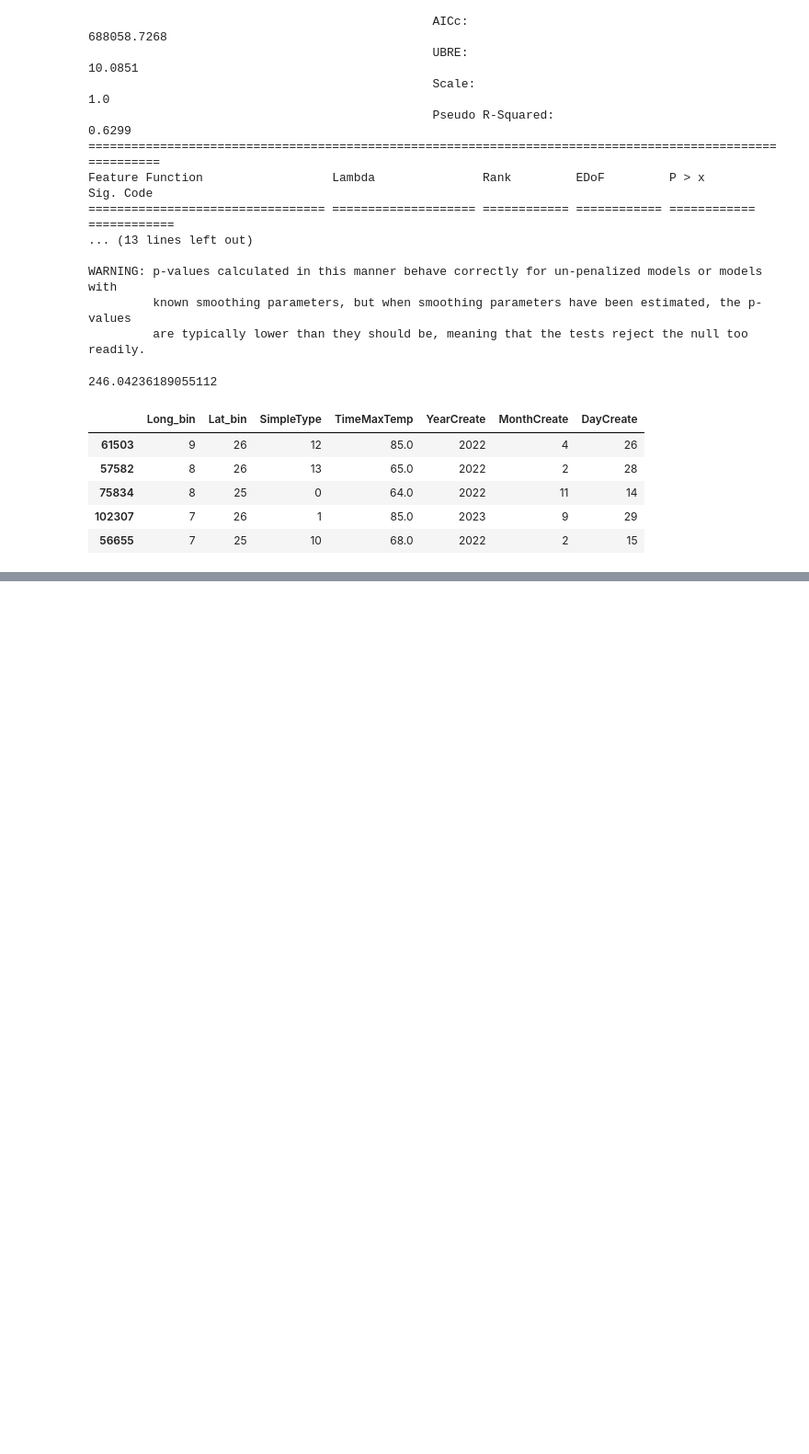
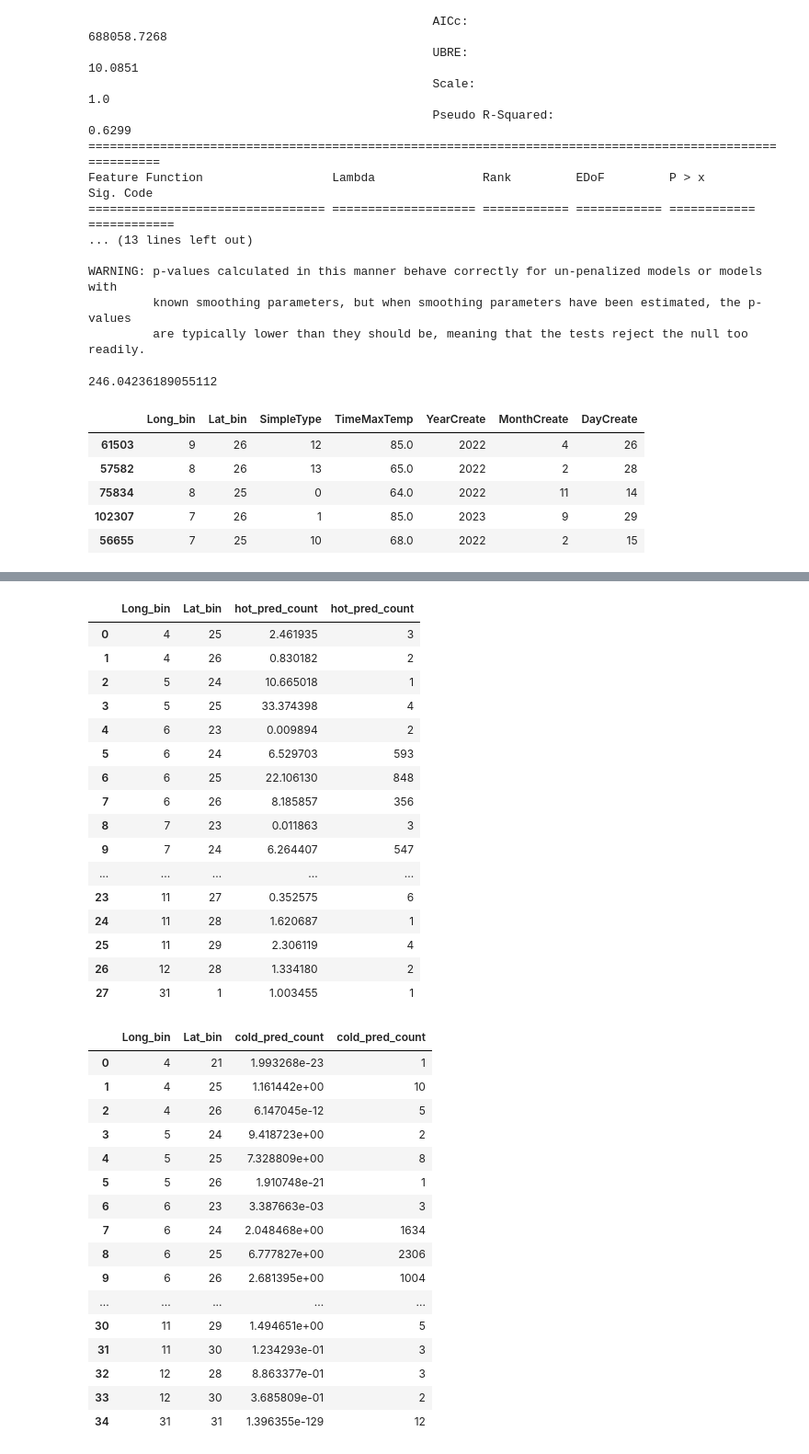
Before and after one commit to outlawhayden/weather-crime, a Jupyter notebook: notebooks/model_playground.ipynb, the cells around one changed output, grey strips where cells are left out. Shown at 92% size. Drawn from its saved outputs; the diff is of its cells as text; code cells hidden in the pictures; blank space fills up the shorter version.

Commit message:
differences in average prediction df code

```diff
--- a/notebooks/model_playground.ipynb
+++ b/notebooks/model_playground.ipynb
@@ -1057,0 +1059,3 @@ cold_X_test.head()
+# %%
+hot_X_test["hot_pred_count"] = hotgam.predict(hot_X_test)
+hot_X_test.head()
@@ -1057,0 +1069,3 @@ cold_X_test.head()
+# %%
+cold_X_test["cold_pred_count"] = hotgam.predict(cold_X_test)
+cold_X_test.head()
@@ -1057,0 +1079,43 @@ cold_X_test.head()
+# %%
+hot_gb = hot_X_test.groupby(by = ["Long_bin", "Lat_bin"])[["hot_pred_count"]].mean()
+cold_gb = cold_X_test.groupby(by = ["Long_bin", "Lat_bin"])[["cold_pred_count"]].mean()
+
+hot_gb = pd.concat([hot_gb, hot_X_test.groupby(by = ["Long_bin", "Lat_bin"])[["hot_pred_count"]].count()], axis = 1).reset_index()
+cold_gb = pd.concat([cold_gb, cold_X_test.groupby(by = ["Long_bin", "Lat_bin"])[["cold_pred_count"]].count()], axis = 1).reset_index()
+# %%
+display(hot_gb, cold_gb)
+# %% [output]
+|  | Long_bin | Lat_bin | hot_pred_count | hot_pred_count |
+| 0 | 4 | 25 | 2.461935 | 3 |
+| 1 | 4 | 26 | 0.830182 | 2 |
+| 2 | 5 | 24 | 10.665018 | 1 |
+| 3 | 5 | 25 | 33.374398 | 4 |
+| 4 | 6 | 23 | 0.009894 | 2 |
+| 5 | 6 | 24 | 6.529703 | 593 |
+| 6 | 6 | 25 | 22.106130 | 848 |
+| 7 | 6 | 26 | 8.185857 | 356 |
+| 8 | 7 | 23 | 0.011863 | 3 |
+| 9 | 7 | 24 | 6.264407 | 547 |
+| ... | ... | ... | ... | ... |
+| 23 | 11 | 27 | 0.352575 | 6 |
+| 24 | 11 | 28 | 1.620687 | 1 |
+| 25 | 11 | 29 | 2.306119 | 4 |
+| 26 | 12 | 28 | 1.334180 | 2 |
+| 27 | 31 | 1 | 1.003455 | 1 |
+|  | Long_bin | Lat_bin | cold_pred_count | cold_pred_count |
+| 0 | 4 | 21 | 1.993268e-23 | 1 |
+| 1 | 4 | 25 | 1.161442e+00 | 10 |
+| 2 | 4 | 26 | 6.147045e-12 | 5 |
+| 3 | 5 | 24 | 9.418723e+00 | 2 |
+| 4 | 5 | 25 | 7.328809e+00 | 8 |
+| 5 | 5 | 26 | 1.910748e-21 | 1 |
+| 6 | 6 | 23 | 3.387663e-03 | 3 |
+| 7 | 6 | 24 | 2.048468e+00 | 1634 |
+| 8 | 6 | 25 | 6.777827e+00 | 2306 |
+| 9 | 6 | 26 | 2.681395e+00 | 1004 |
+| ... | ... | ... | ... | ... |
+| 30 | 11 | 29 | 1.494651e+00 | 5 |
+| 31 | 11 | 30 | 1.234293e-01 | 3 |
+| 32 | 12 | 28 | 8.863377e-01 | 3 |
+| 33 | 12 | 30 | 3.685809e-01 | 2 |
+| 34 | 31 | 31 | 1.396355e-129 | 12 |
```
Also changed, not shown: parts of 8 cells of this notebook, 1 other file.
